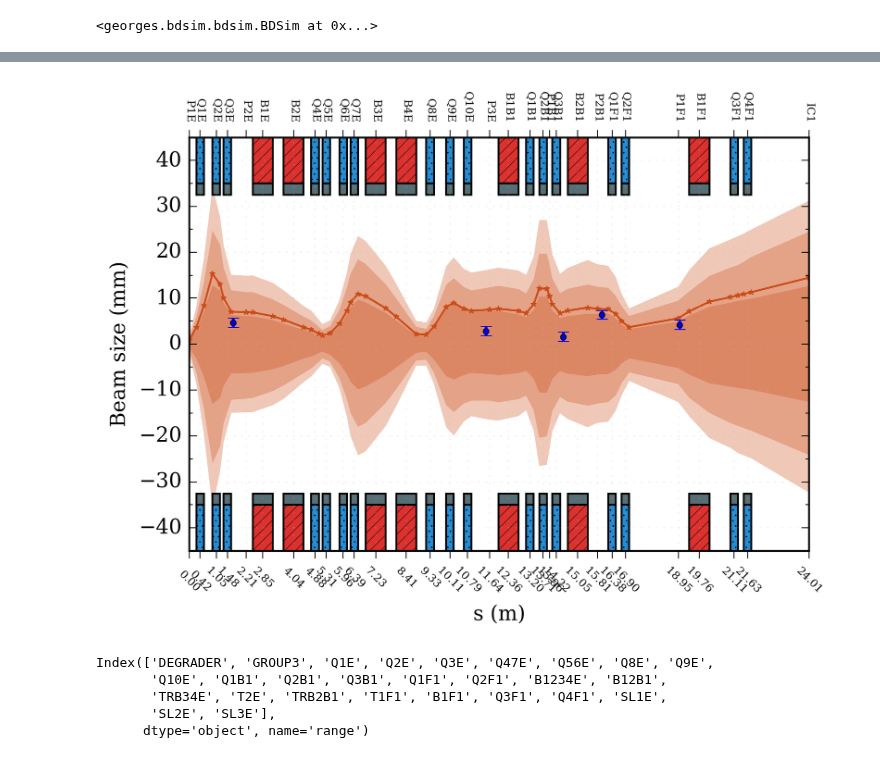
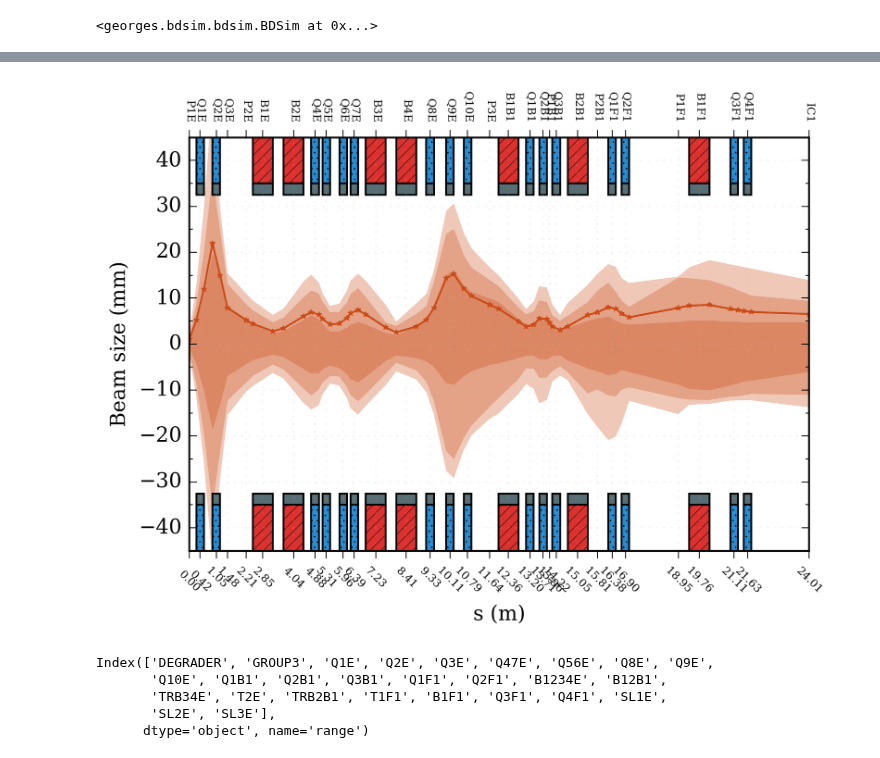
Before and after one commit to ULB-Metronu/georges, a Jupyter notebook: examples/Example Georges.ipynb, the cells around one changed output, grey strips where cells are left out. Saved outputs shown, nothing was run; the diff lists cells and outputs as text; code cells hidden in the pictures.

```diff
--- a/examples/Example Georges.ipynb
+++ b/examples/Example Georges.ipynb
@@ -62,0 +96,15 @@ b = georges.Beam(energy=200).from_5d_multigaussian_distribution(5000,
+# %%
+variquad = georges.measure.variquad(data=variquad_data,
+                         line=bl,
+                         context=context,
+                         start='Q3E',
+                         end='P2E',
+                         quad_length=0.295,
+                         plane='Y',
+                         debug=False
+                        )
+fig = plt.figure()
+ax = fig.add_subplot(111)
+ax.plot(variquad['x'], variquad['y'], '*')
+ax.plot(variquad['x'], variquad['fit_function'](variquad['x']))
+variquad#['map'].line[['R11','R12','R22','R33','R34','R44']]
@@ -63,13 +130,13 @@ b = georges.Beam(energy=200).from_5d_multigaussian_distribution(5000,
 # %%
-variquad = []
-context['IQ3E'] = 0.0
-context['IQ2E'] = -esbtsquad_current_to_field(125.0646)/brho/0.0325
-for c in np.linspace(2, 9, 20):
+variquad_data = []
+for c in np.linspace(0.295*2, 0.295*9, 10):
     context['IQ3E'] = c
     bl = georges.Beamline(['fstr1'], survey=True, path=PATH, prefix='PAT107', elements='elements')
+    bl.to_thin('Q3E', c)
     bl_track = georges.madx.track(line=bl.add_markers(), context=context, beam=b, debug=False)
-    variquad.append([context['IQ3E'], bl_track.line.query("BEAM == BEAM")['BEAM'].apply(lambda r: r.std['Y'])['P2E']])
+    variquad_data.append([c/0.295, bl_track.line.query("BEAM == BEAM")['BEAM'].apply(lambda r: r.std['Y'])['P2E']])
 
-variquad = np.array(variquad)
-plt.plot(variquad[:,0], variquad[:,1], '*')
+variquad_data = np.array(variquad_data)
+plt.plot(variquad_data[:,0],variquad_data[:,1])
+variquad_data
 # %% [output]
@@ -103,24 +169,21 @@ with plt.style.context('word'):
 # %%
-context['IQ3E'] = 0.0
-context['IQ2E'] = -esbtsquad_current_to_field(125.0646)/brho/0.0325
-
 from georges.plotting import *
 with plt.style.context('word'):
     fig = plt.figure(1)
 
     ax1 = fig.add_subplot(111)
     prepare(ax1, bl)
     aperture(ax1, bl)
     #twiss(ax1, bl_twiss, context)
     tracking(ax1, bl_track, context, plane='Y')
 
     #ax1.set_ylim([0, 10])
     x = [1.7,11.5, 14.5, 16, 19]
     y= [4.667,2.800, 1.54, 6.36, 4.16]
     err = [1, 1, 1, 1, 1]
-    ax1.errorbar(x, y, yerr=err, fmt='o')
+    #ax1.errorbar(x, y, yerr=err, fmt='o')
 # %% [output]
-[figure, old version]
+[figure, new version]
 # %%
 import numpy as np
 data = pd.read_csv("/Users/chernals/Ranges.csv", index_col='range')
```
Also changed, not shown: parts of 7 cells of this notebook, 6 other files.
